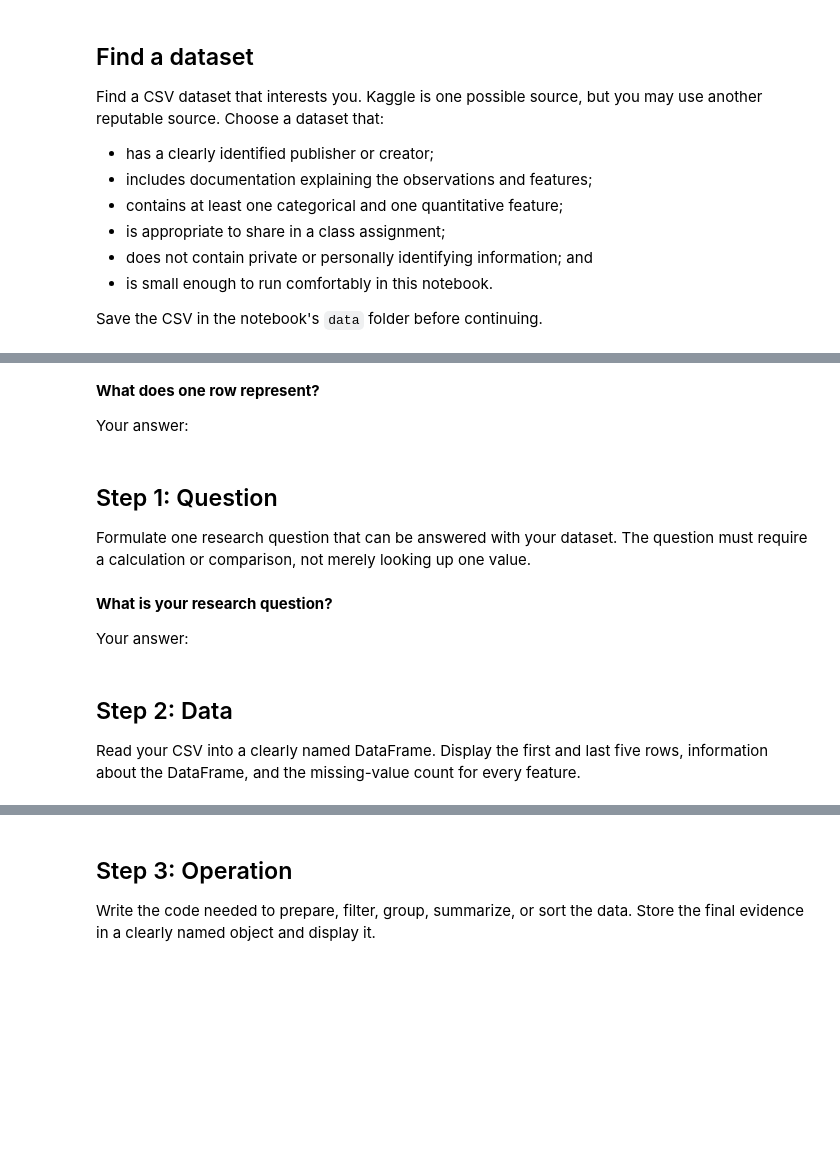
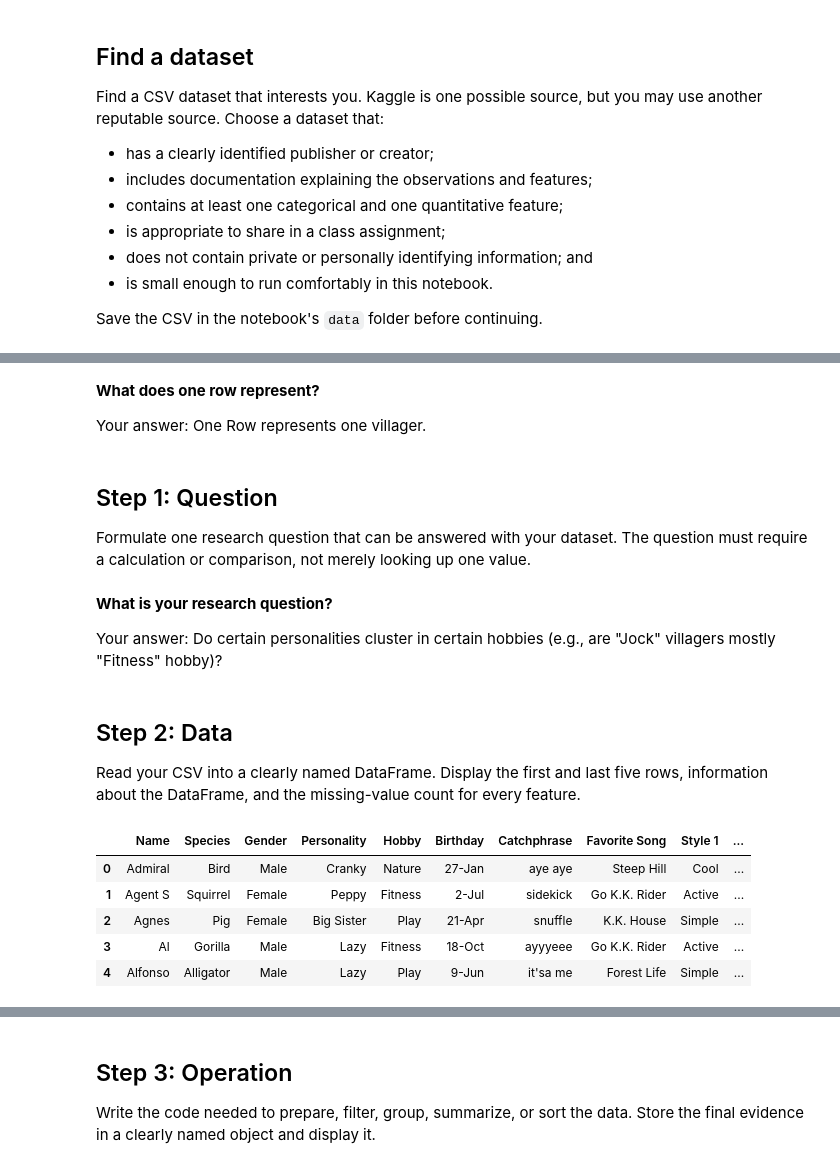
Before and after one commit to swolbroham/Data_Visualization_and_Modeling_Campus, a Jupyter notebook: week01/lab/Lab - Building a Reproducible Analysis Workflow.ipynb, the cells around one changed output, grey strips where cells are left out. Cells and saved outputs as stored; diff of their text form; code cells hidden in the pictures; blank space fills up the shorter version.

```diff
--- a/week01/lab/Lab - Building a Reproducible Analysis Workflow.ipynb
+++ b/week01/lab/Lab - Building a Reproducible Analysis Workflow.ipynb
@@ -327,7 +333,7 @@ Your answer:
 # %% [markdown]
 **What does one row represent?**
 
-Your answer:
+Your answer: One Row represents one villager.
 # %% [markdown]
 ## Step 1: Question
 
@@ -335,7 +341,7 @@ Formulate one research question that can be answered with your dataset. The ques
 # %% [markdown]
 **What is your research question?**
 
-Your answer:
+Your answer: Do certain personalities cluster in certain hobbies (e.g., are "Jock" villagers mostly "Fitness" hobby)?
 # %% [markdown]
 ## Step 2: Data
 
@@ -344,0 +352,9 @@ Read your CSV into a clearly named DataFrame. Display the first and last five ro
+# %%
+villagers.head()
+# %% [output]
+|  | Name | Species | Gender | Personality | Hobby | Birthday | Catchphrase | Favorite Song | Style 1 | ... |
+| 0 | Admiral | Bird | Male | Cranky | Nature | 27-Jan | aye aye | Steep Hill | Cool | ... |
+| 1 | Agent S | Squirrel | Female | Peppy | Fitness | 2-Jul | sidekick | Go K.K. Rider | Active | ... |
+| 2 | Agnes | Pig | Female | Big Sister | Play | 21-Apr | snuffle | K.K. House | Simple | ... |
+| 3 | Al | Gorilla | Male | Lazy | Fitness | 18-Oct | ayyyeee | Go K.K. Rider | Active | ... |
+| 4 | Alfonso | Alligator | Male | Lazy | Play | 9-Jun | it'sa me | Forest Life | Simple | ... |
```
Also changed, not shown: parts of 23 cells of this notebook, 1 other file.
